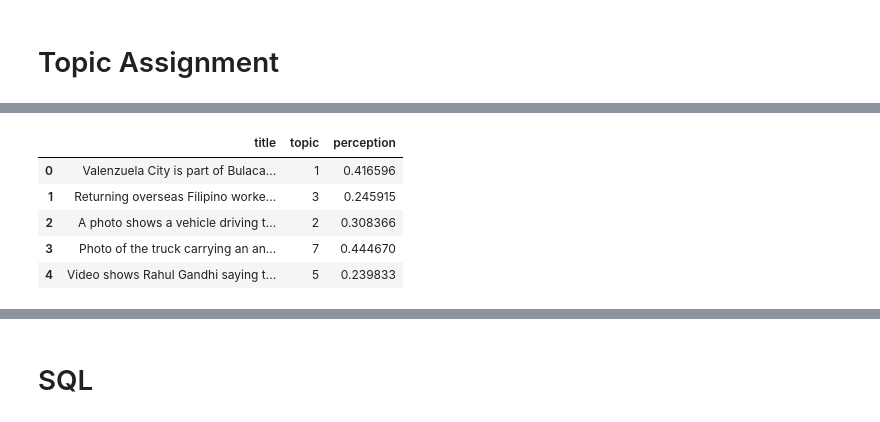
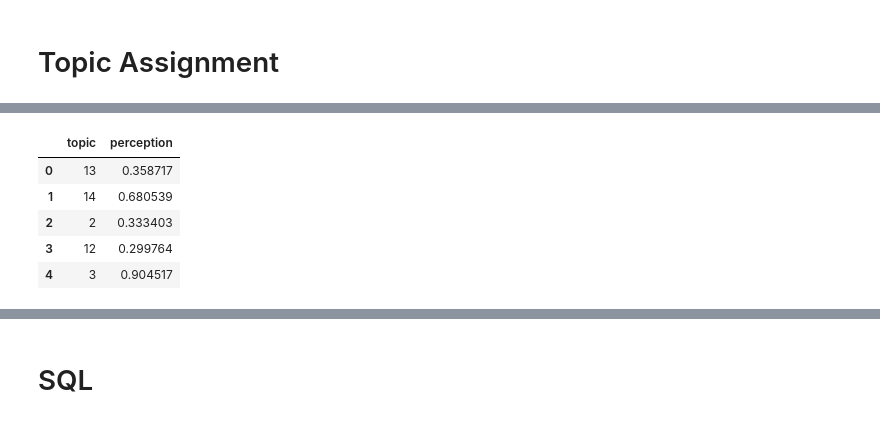
Before and after one commit to DavidKai1999/Stats-170-project, a Jupyter notebook: dataset_preprocessing/Topic Modeling.ipynb, the cells around one changed output, grey strips where cells are left out. Cells and saved outputs as stored; diff of their text form; code cells hidden in the pictures.

Commit message:
Topic Modeling for Sample Data

```diff
--- a/dataset_preprocessing/Topic Modeling.ipynb
+++ b/dataset_preprocessing/Topic Modeling.ipynb
@@ -65,0 +14,19 @@ df.head()
+# %%
+user = 'postgres'
+password = 'Komaeda'
+
+from sqlalchemy import create_engine
+engine = create_engine('postgresql://'+user+':'+password+'@localhost/news')
+
+Query = "SELECT title,text FROM redditnews"
+news_table = pd.read_sql_query(Query, con=engine)
+Query = "SELECT title,text FROM factcheck"
+factcheck = pd.read_sql_query(Query, con=engine)
+# %%
+news = pd.merge(news_table,factcheck,
+                how='outer',
+                left_on=['title','text'],
+                right_on=['title','text']).reset_index(drop=True)
+# %%
+df = news
+df
@@ -177,7 +158,7 @@ cloud = WordCloud(stopwords=stop_words,
 
 topics = lda_model.show_topics(num_topics,formatted=False)
 
-fig, axes = plt.subplots(3, 5, figsize=(15,11), sharex=True, sharey=True)
+fig, axes = plt.subplots(2, 5, figsize=(15,11), sharex=True, sharey=True)
 
 for i, ax in enumerate(axes.flatten()):
     fig.add_subplot(ax)
@@ -211,20 +210,17 @@ lda_model[corpus[0]][0]
 # %%
 # Get topics for each row
 
 Dominant_Topic = []
 Perc_Contribution = []
 
 for i in corpus:
     temp = sorted(lda_model[i][0], reverse=True, key=lambda x: x[1])[0]
     Dominant_Topic.append(temp[0])
     Perc_Contribution.append(temp[1])
-
-new_df = df.assign(topic=Dominant_Topic,perception = Perc_Contribution).drop(columns=['text'])
-new_df.head()
 # %% [output]
-|  | title | topic | perception |
-| 0 | Valenzuela City is part of Bulaca... | 1 | 0.416596 |
-| 1 | Returning overseas Filipino worke... | 3 | 0.245915 |
-| 2 | A photo shows a vehicle driving t... | 2 | 0.308366 |
-| 3 | Photo of the truck carrying an an... | 7 | 0.444670 |
-| 4 | Video shows Rahul Gandhi saying t... | 5 | 0.239833 |
+|  | topic | perception |
+| 0 | 13 | 0.358717 |
+| 1 | 14 | 0.680539 |
+| 2 | 2 | 0.333403 |
+| 3 | 12 | 0.299764 |
+| 4 | 3 | 0.904517 |
```
Also changed, not shown: parts of 17 cells of this notebook, 2 other files.
